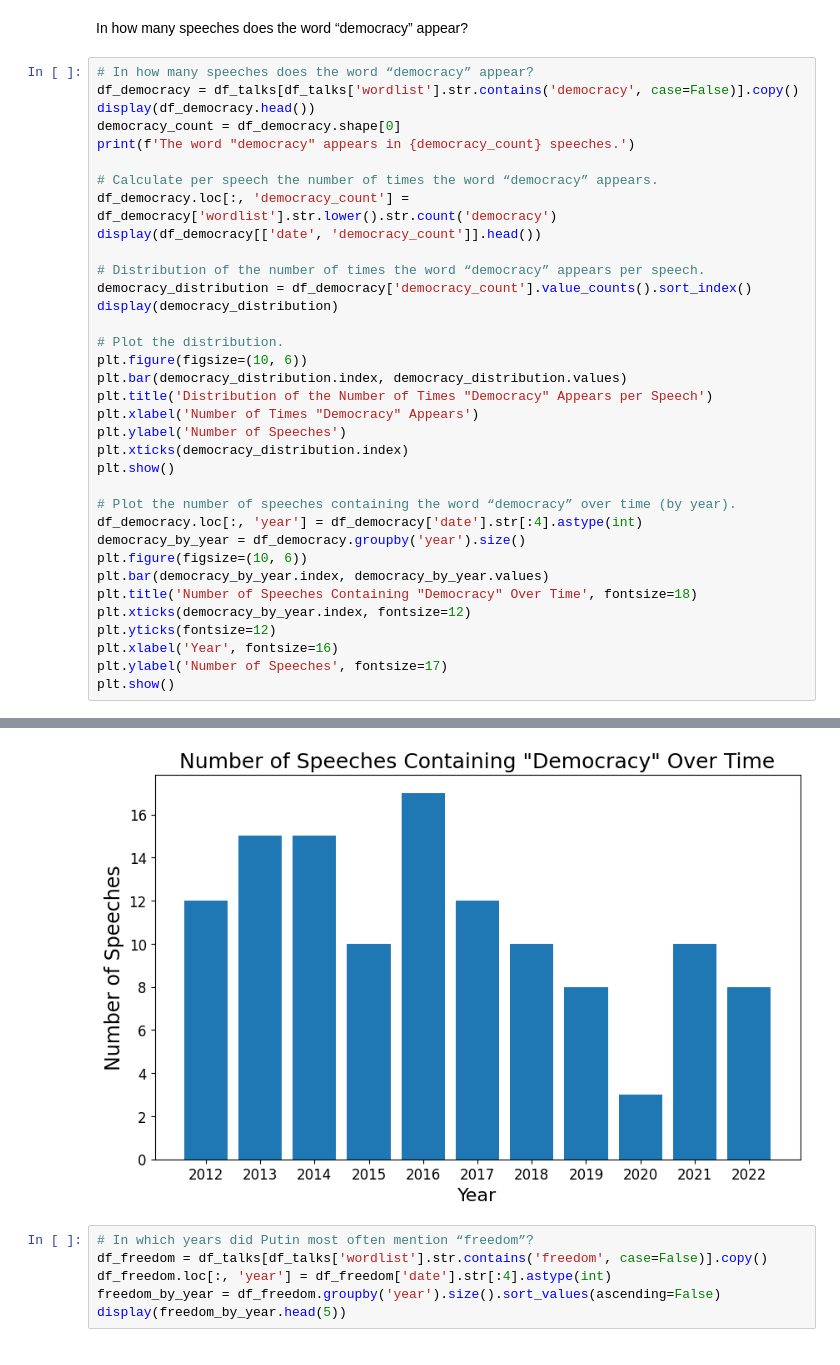
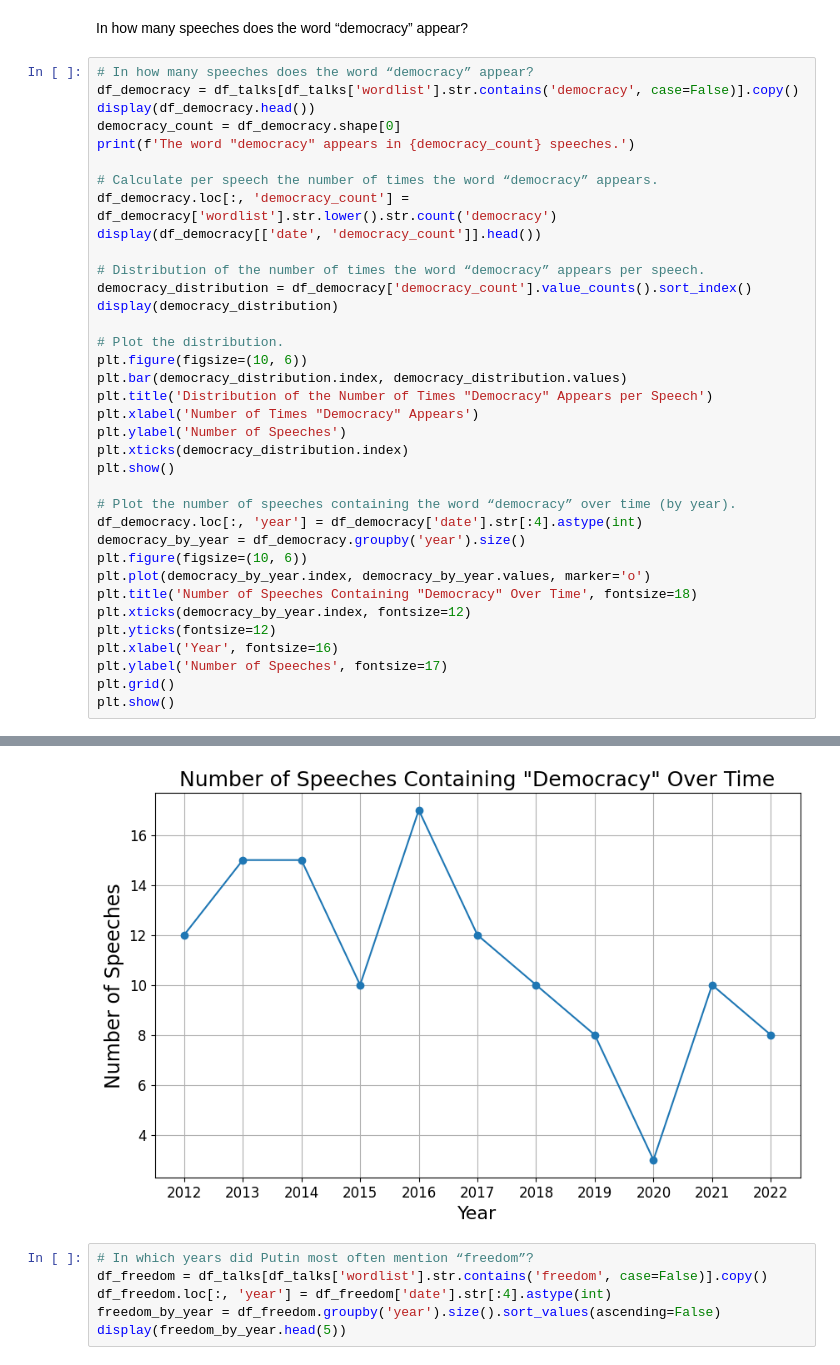
Before and after one commit to szuvarska/PutinsTalksAnalysis, a Jupyter notebook: 04_statistics.ipynb, the cells around one changed output, grey strips where cells are left out. Saved outputs shown, nothing was run; the diff lists cells and outputs as text.

Commit message:
changes in stats plots

```diff
--- a/04_statistics.ipynb
+++ b/04_statistics.ipynb
@@ -50,41 +50,42 @@ plt.show()
 df_democracy.loc[:, 'year'] = df_democracy['date'].str[:4].astype(int)
 democracy_by_year = df_democracy.groupby('year').size()
 plt.figure(figsize=(10, 6))
-plt.bar(democracy_by_year.index, democracy_by_year.values)
+plt.plot(democracy_by_year.index, democracy_by_year.values, marker='o')
 plt.title('Number of Speeches Containing "Democracy" Over Time', fontsize=18)
 plt.xticks(democracy_by_year.index, fontsize=12)
 plt.yticks(fontsize=12)
 plt.xlabel('Year', fontsize=16)
 plt.ylabel('Number of Speeches', fontsize=17)
+plt.grid()
 plt.show()
 # %% [output]
 |  | date | persons | transcript_unfiltered | kremlin_id | place | title | teaser | tags | ... |
 | 0 | 2012-05-07 12:20:00 | [] | The ceremony opened with the Russ... | 15224.0 | The Kremlin, Moscow | Vladimir Putin inaugurated as Pre... | The inauguration ceremony took pl... | [] | ... |
 | 34 | 2012-05-26 14:00:00 | [] | The congress participants unanimo... | 15445.0 | Moscow | Vladimir Putin took part in the U... | NaN | ['Parties'] | ... |
 | 136 | 2012-07-31 17:00:00 | [] | The President met with forum part... | 16104.0 | Seliger | Seliger 2012 National Youth Educa... | Vladimir Putin visited the Selige... | ['Science and innovation'] | ... |
 | 158 | 2012-08-24 19:40:00 | [] | The Council includes representati... | 16292.0 | Saransk | Meeting of Council for Interethni... | Vladimir Putin held the first mee... | ['Interethnic relations'] | ... |
 | 192 | 2012-09-13 19:30:00 | [] | * * * Question: Yesterday, the US... | 16477.0 | Sochi | Vladimir Putin’s comments on even... | Vladimir Putin answered a journal... | ['Foreign policy'] | ... |
 The word "democracy" appears in 120 speeches.
 |  | date | democracy_count |
 | 0 | 2012-05-07 12:20:00 | 1 |
 | 34 | 2012-05-26 14:00:00 | 4 |
 | 136 | 2012-07-31 17:00:00 | 1 |
 | 158 | 2012-08-24 19:40:00 | 1 |
 | 192 | 2012-09-13 19:30:00 | 1 |
 democracy_count
 1     62
 2     26
 3     11
 4      8
 5      4
 6      3
 7      1
 8      3
 11     1
 13     1
 Name: count, dtype: int64
 [figure]
-[figure, old version]
+[figure, new version]
 # %%
 # In which years did Putin most often mention “freedom”?
 df_freedom = df_talks[df_talks['wordlist'].str.contains('freedom', case=False)].copy()
```
Also changed, not shown: parts of 3 cells of this notebook, 1 other file.
